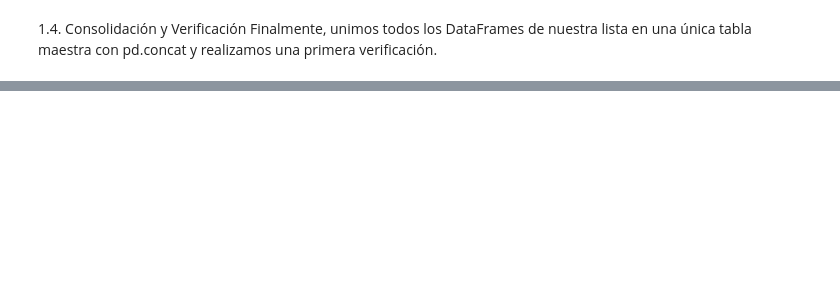
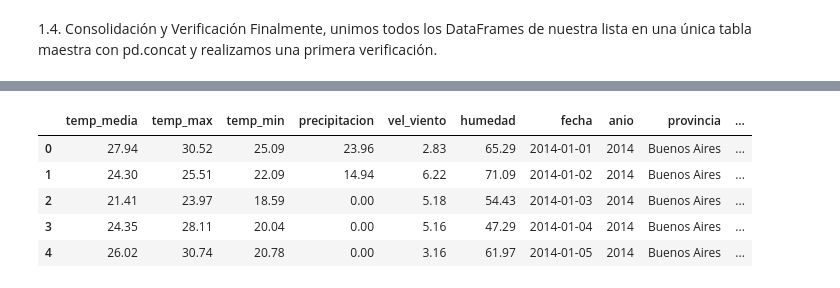
Before and after one commit to IvanSerem/ds2-proyecto-agricola, a Jupyter notebook: DataScienceII.ipynb, the cells around one changed output, grey strips where cells are left out. Saved outputs shown, nothing was run; the diff lists cells and outputs as text; code cells hidden in the pictures; blank space fills up the shorter version.

```diff
--- a/DataScienceII.ipynb
+++ b/DataScienceII.ipynb
@@ -248,2 +167,24 @@ Obtenidas  : ['clay', 'phh2o', 'soc']
 # %% [markdown]
 1.4. Consolidación y Verificación Finalmente, unimos todos los DataFrames de nuestra lista en una única tabla maestra con pd.concat y realizamos una primera verificación.
+# %%
+# 1.4. Consolidación y Verificación
+
+# Verificamos que la lista no esté vacía antes de continuar
+if lista_dataframes:
+    # Unimos todos los DataFrames (todas las provincias y años)
+    df_clima_crudo = pd.concat(lista_dataframes, ignore_index=True)
+
+    print("\n--- ¡DataFrame Consolidado Creado Exitosamente! ---")
+    print(f"Forma del DataFrame final: {df_clima_crudo.shape}")
+
+    # Información general para un primer diagnóstico
+    print("\n--- Información General ---")
+    df_clima_crudo.info()
+
+    # Verificación rápida de cobertura
+    print("\n--- Verificaciones básicas ---")
+    print("Provincias incluidas:", df_clima_crudo["provincia"].nunique())
+    print("Años incluidos:", df_clima_crudo["anio"].unique())
+    print("Rango de fechas:", df_clima_crudo["date"].min(), "→", df_clima_crudo["date"].max())
+else:
+    print("No se pudieron cargar los datos.")
@@ -249,0 +299,13 @@ Obtenidas  : ['clay', 'phh2o', 'soc']
+# %%
+df_clima_limpio["vel_viento_kmh"] = (
+    df_clima_limpio["vel_viento"] * 3.6
+).round(1)
+# %%
+df_clima_limpio.head()
+# %% [output]
+|  | temp_media | temp_max | temp_min | precipitacion | vel_viento | humedad | fecha | anio | provincia | ... |
+| 0 | 27.94 | 30.52 | 25.09 | 23.96 | 2.83 | 65.29 | 2014-01-01 | 2014 | Buenos Aires | ... |
+| 1 | 24.30 | 25.51 | 22.09 | 14.94 | 6.22 | 71.09 | 2014-01-02 | 2014 | Buenos Aires | ... |
+| 2 | 21.41 | 23.97 | 18.59 | 0.00 | 5.18 | 54.43 | 2014-01-03 | 2014 | Buenos Aires | ... |
+| 3 | 24.35 | 28.11 | 20.04 | 0.00 | 5.16 | 47.29 | 2014-01-04 | 2014 | Buenos Aires | ... |
+| 4 | 26.02 | 30.74 | 20.78 | 0.00 | 3.16 | 61.97 | 2014-01-05 | 2014 | Buenos Aires | ... |
```
Also changed, not shown: parts of 15 cells of this notebook.
